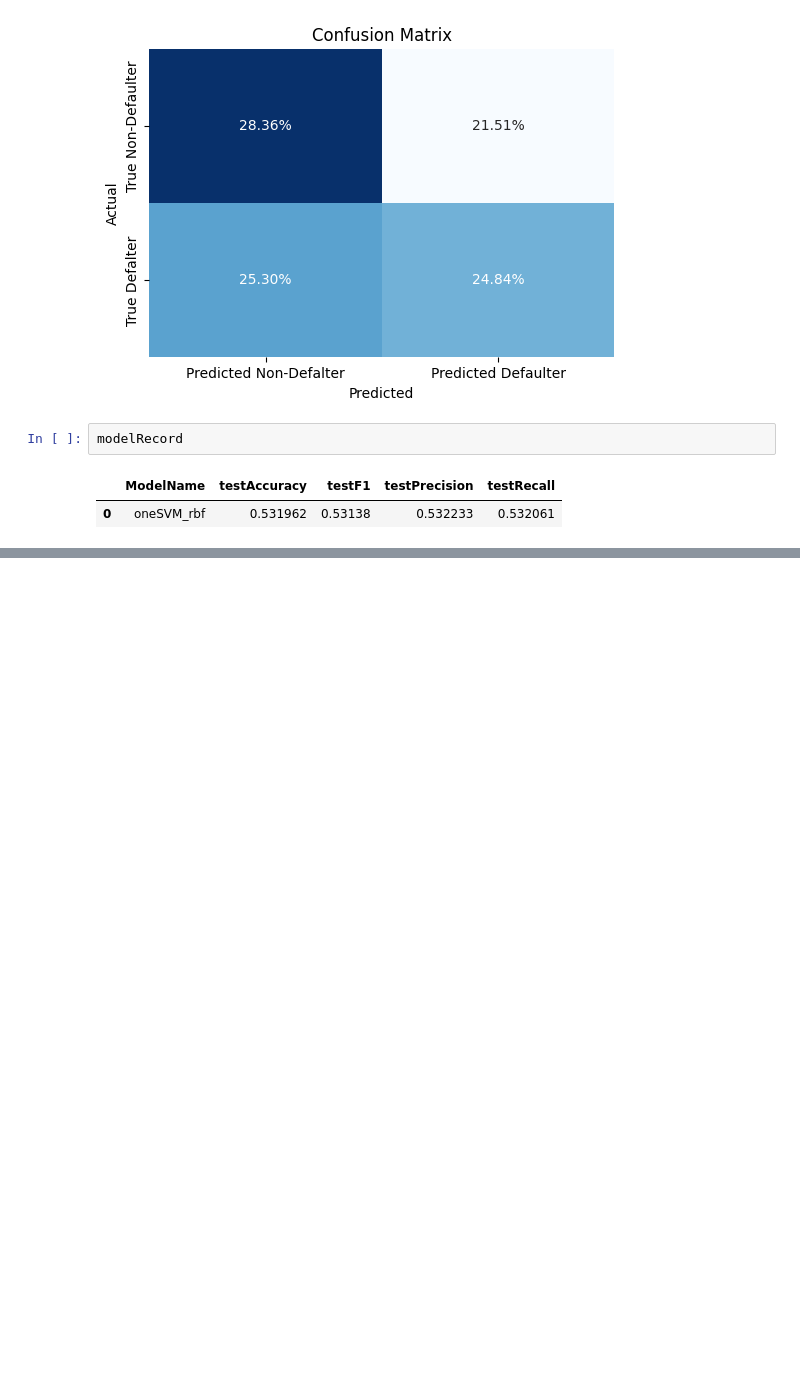
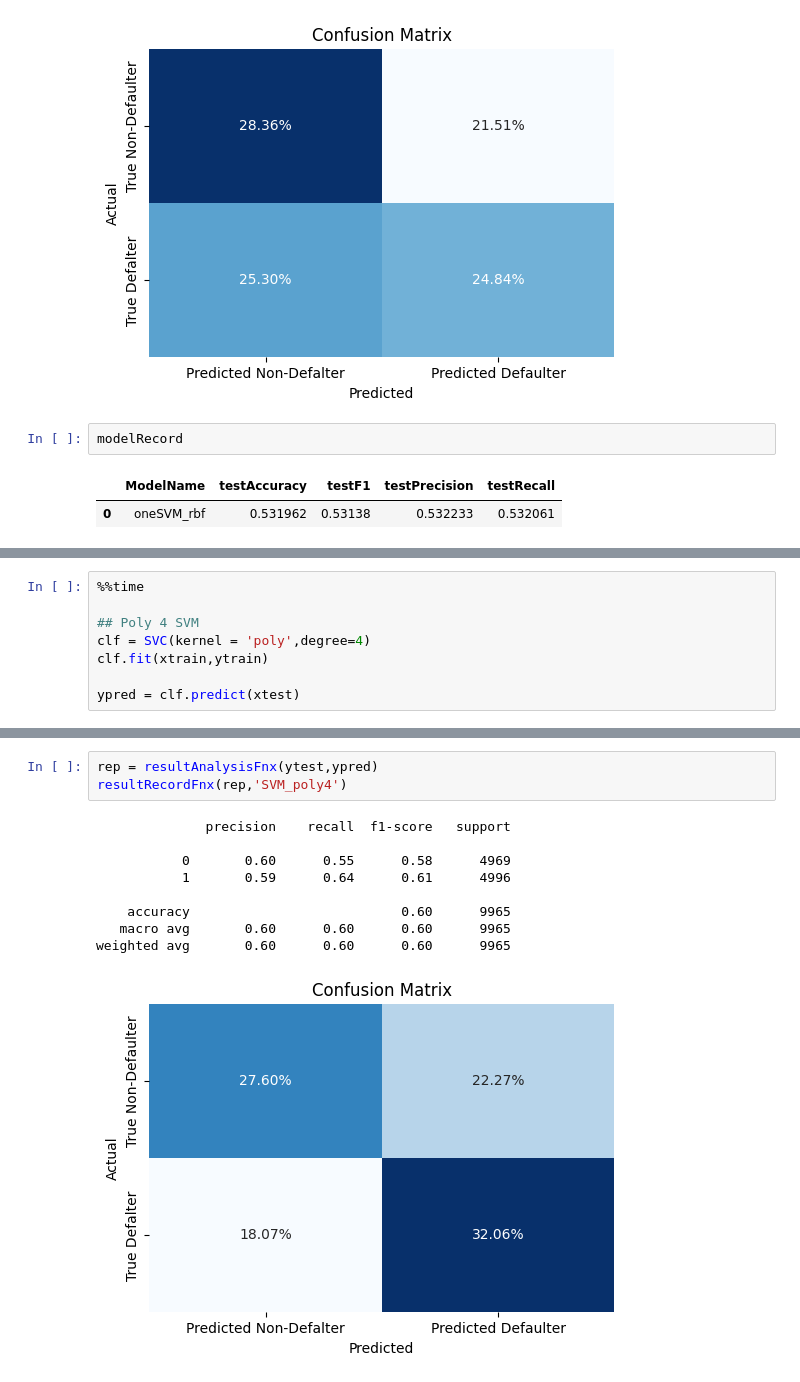
Before and after one commit to aver81/Loan-Defaulter-Classification, a Jupyter notebook: notebooks/LoanDefaulterClassification.ipynb, the cells around one changed output, grey strips where cells are left out. Drawn from its saved outputs; the diff is of its cells as text; blank space fills up the shorter version.

```diff
--- a/notebooks/LoanDefaulterClassification.ipynb
+++ b/notebooks/LoanDefaulterClassification.ipynb
@@ -939,0 +978,8 @@ resultRecordFnx(rep,'SVM_lin')
+# %%
+%%time
+
+## Poly 4 SVM
+clf = SVC(kernel = 'poly',degree=4)
+clf.fit(xtrain,ytrain)
+
+ypred = clf.predict(xtest)
@@ -939,0 +989,13 @@ resultRecordFnx(rep,'SVM_lin')
+# %%
+rep = resultAnalysisFnx(ytest,ypred)
+resultRecordFnx(rep,'SVM_poly4')
+# %% [output]
+              precision    recall  f1-score   support
+
+           0       0.60      0.55      0.58      4969
+           1       0.59      0.64      0.61      4996
+
+    accuracy                           0.60      9965
+   macro avg       0.60      0.60      0.60      9965
+weighted avg       0.60      0.60      0.60      9965
+[figure, added]
```
Also changed, not shown: parts of 22 cells of this notebook, 1 other file.
